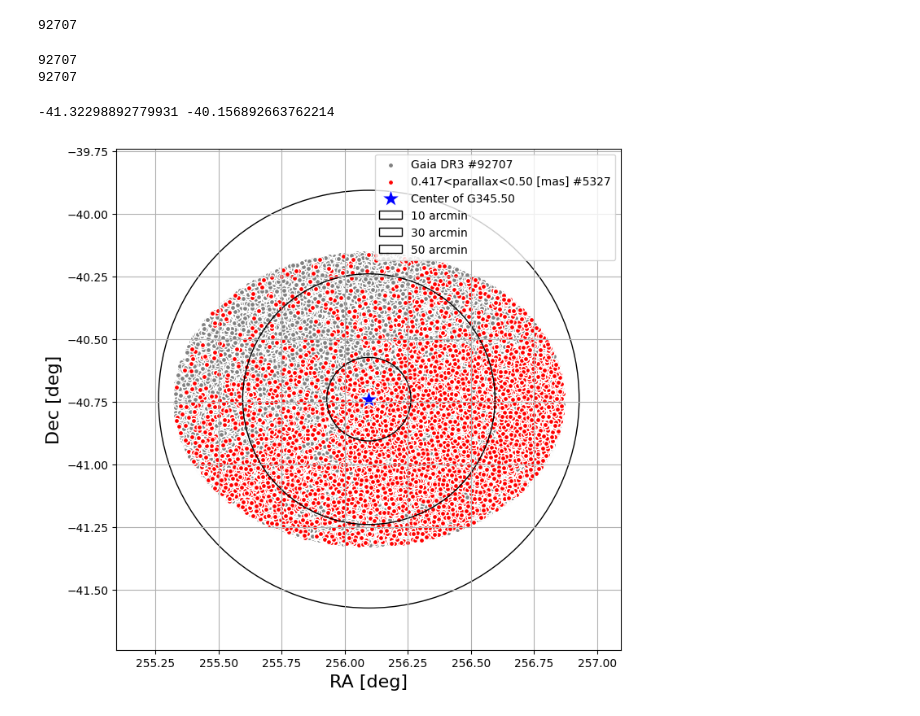
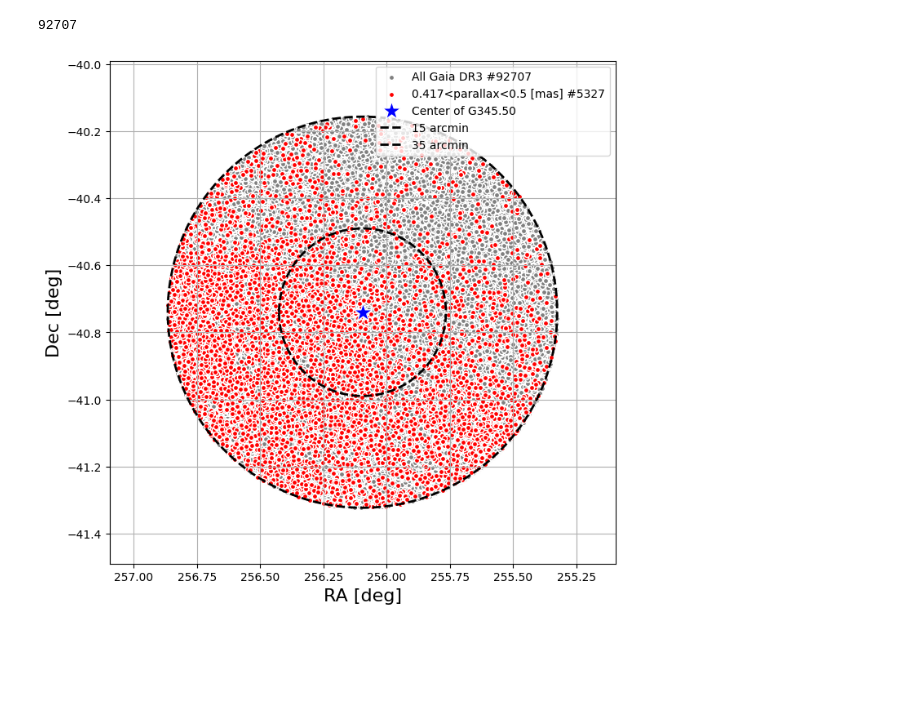
Before and after one commit to sxy6fs/G345.50-Star-Formation, a Jupyter notebook: scatterplot_G345.ipynb, the cells around one changed output. Saved outputs shown, nothing was run; the diff lists cells and outputs as text; code cells hidden in the pictures; blank space fills up the shorter version.

```diff
--- a/scatterplot_G345.ipynb
+++ b/scatterplot_G345.ipynb
@@ -23,7 +23,7 @@ coords = SkyCoord(
 )
 
 sep = center.separation(coords)
-radius = 100 * u.arcmin
+radius = 35 * u.arcmin
 maskradius = sep <= radius
 t = t[maskradius]
 # %%
@@ -35,41 +35,42 @@ mask = np.where((plx < 0.5) & (plx > 0.417))
 92707
 # %%
 ra = t['ra']
-print(len(ra))
 dec = t['dec']
-print(len(dec))
+l = t['l']
+b = t['b']
-# %% [output]
-92707
-92707
-# %%
-print(dec.min(), dec.max())
-# %% [output]
--41.32298892779931 -40.156892663762214
-# %%
-fig, ax = plt.subplots(figsize = (8, 8))
-
-center_ra = 256.09542
-center_dec = -40.73986
-
-radii_arcmin = [10, 30, 50]
-radii_deg = [r / 60 for r in radii_arcmin]
-
-ax.scatter(ra, dec, color = 'gray', edgecolor = 'w', s = 20, label = f"Gaia DR3 #{len(ra)}")
-ax.scatter(ra[mask], dec[mask], color = 'red', edgecolor = 'w', s = 20, label = f"0.417<parallax<0.50 [mas] #{len(ra[mask])}")
-ax.scatter(center_ra, center_dec, color = 'blue', edgecolor = 'w', marker = "*", s= 300, label = "Center of G345.50")
-ax.set_xlabel('RA [deg]', fontsize = 16)
-ax.set_ylabel('Dec [deg]', fontsize = 16)
-
-for r_deg, r_arcmin in zip(radii_deg, radii_arcmin):
-    circle = patches.Circle(xy=(center_ra, center_dec), radius = r_deg, edgecolor='black', facecolor='none', label=f'{r_arcmin} arcmin')
-    ax.add_patch(circle)
-
-ax.set_xlim(256.09542 - range, 256.09542 + range)
-ax.set_ylim(-40.73986 - range, -40.73986 + range)
-
-ax.grid()
-ax.legend()
-plt.savefig('g345_gaiadr3_scatter.png', bbox_inches='tight')
-plt.show()
-# %% [output]
-[figure, removed]
+# %%
+fig, ax = plt.subplots(figsize = (8, 8))
+
+center_ra = 256.09542
+center_dec = -40.73986
+
+radii_arcmin = [15, 35]
+
+ax.scatter(ra, dec, color = 'gray', edgecolor = 'w', s = 20, label = f"All Gaia DR3 #{len(ra)}")
+ax.scatter(ra[mask], dec[mask], color = 'red', edgecolor = 'w', s = 20, label = f"0.417<parallax<0.5 [mas] #{len(ra[mask])}")
+ax.scatter(center_ra, center_dec, color = 'blue', edgecolor = 'w', marker = "*", s= 300, label = "Center of G345.50")
+ax.set_xlabel('RA [deg]', fontsize = 16)
+ax.set_ylabel('Dec [deg]', fontsize = 16)
+ax.invert_xaxis()
+
+for r_arcmin in radii_arcmin:
+    r_deg = r_arcmin / 60
+    # Create circle points
+    theta = np.linspace(0, 2 * np.pi, 200)
+    # Dec offset is direct
+    dec_circle = center_dec + r_deg * np.sin(theta)
+    # RA offset is divided by cos(dec) to account for spherical projection
+    ra_circle = center_ra + (r_deg * np.cos(theta)) / np.cos(np.deg2rad(center_dec))
+    ax.plot(ra_circle, dec_circle, '--', color='black',lw=2, label=f"{r_arcmin} arcmin")
+
+range = 0.75
+ax.set_xlim(256.09542 - 1, 256.09542 + 1)
+ax.set_ylim(-40.73986 - range, -40.73986 + range)
+ax.invert_xaxis()
+
+ax.grid()
+ax.legend(loc='upper right')
+plt.savefig('g345_gaiadr3_scatter.png', bbox_inches='tight')
+plt.show()
+# %% [output]
+[figure, added]
```
Also changed, not shown: 1 other file.
